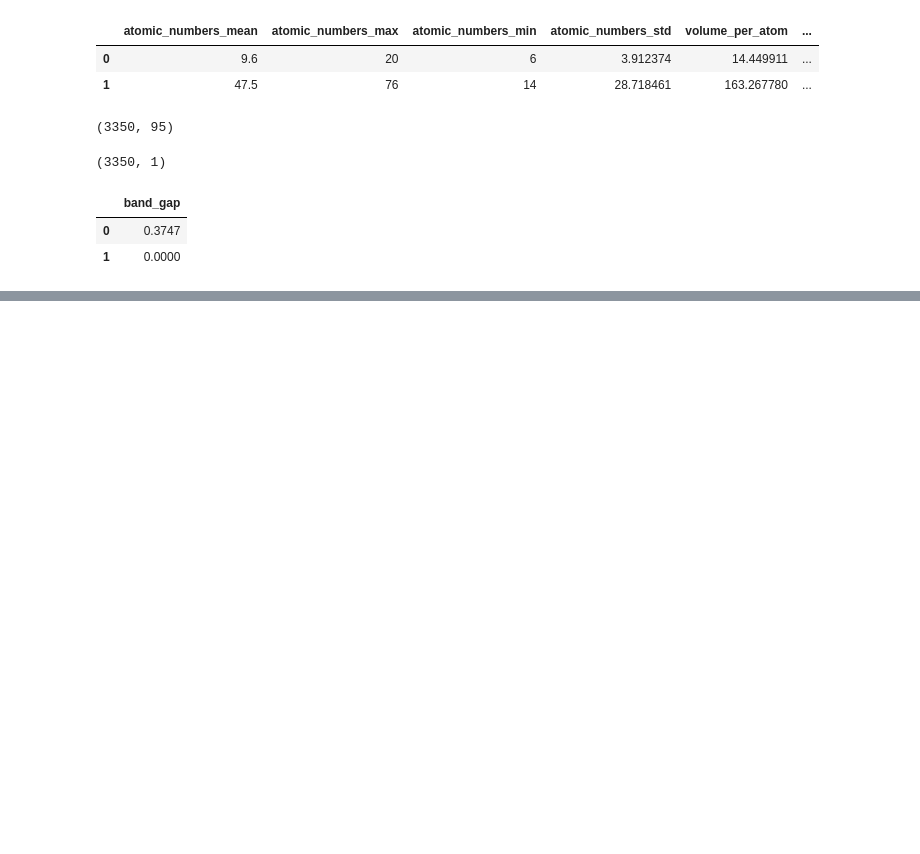
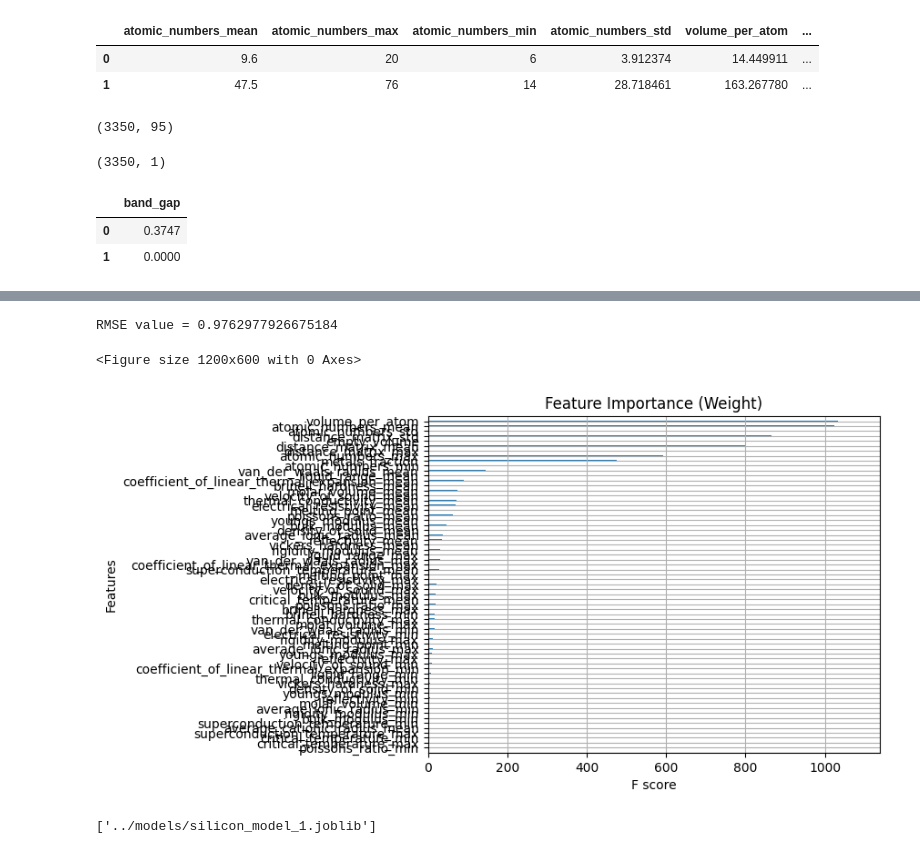
Before and after one commit to Bwhiz/Semiconductor-Energy-Bandgap-ML, a Jupyter notebook: src/model_silicon.ipynb, the cells around one changed output, grey strips where cells are left out. Cells and saved outputs as stored; diff of their text form; code cells hidden in the pictures; blank space fills up the shorter version.

Commit message:
created xgboost for silicon

```diff
--- a/src/model_silicon.ipynb
+++ b/src/model_silicon.ipynb
@@ -94,6 +94,3 @@ y.head(2)
 |  | band_gap |
 | 0 | 0.3747 |
 | 1 | 0.0000 |
-# %%
-X = X.reset_index(drop=True)
-y = y.reset_index(drop=True)
@@ -155,0 +166,4 @@ study.optimize(func, n_trials=20, show_progress_bar=True)
+# %%
+model = XGBRegressor(**study.best_params)
+
+model.fit(X,y)
@@ -155,0 +196,11 @@ study.optimize(func, n_trials=20, show_progress_bar=True)
+# %%
+print(f"RMSE value = {(mean_squared_error(y_test,predictions))**0.5}")
+# %% [output]
+RMSE value = 0.9762977926675184
+# %%
+plt.figure(figsize=(12, 6))
+xgb.plot_importance(model, importance_type='weight', show_values=False, title='Feature Importance (Weight)')
+plt.show()
+# %% [output]
+<Figure size 1200x600 with 0 Axes>
+[figure, added]
@@ -155,0 +209,6 @@ study.optimize(func, n_trials=20, show_progress_bar=True)
+# %%
+# save model to a pickle file to avoid reruns between sessions:
+
+joblib.dump(model, '../models/silicon_model_1.joblib')
+# %% [output]
+['../models/silicon_model_1.joblib']
```
Also changed, not shown: parts of 16 cells of this notebook, 3 other files.
